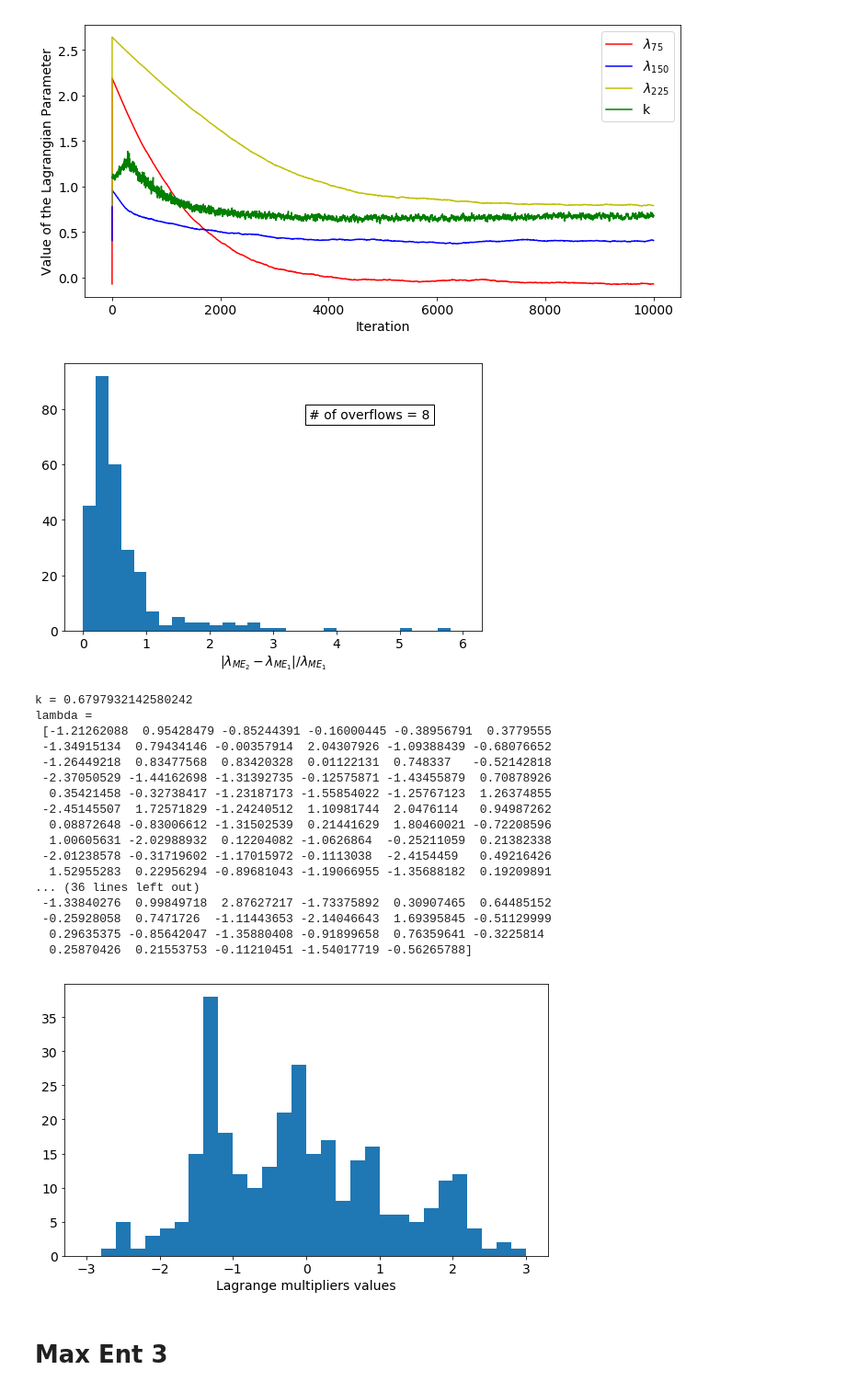
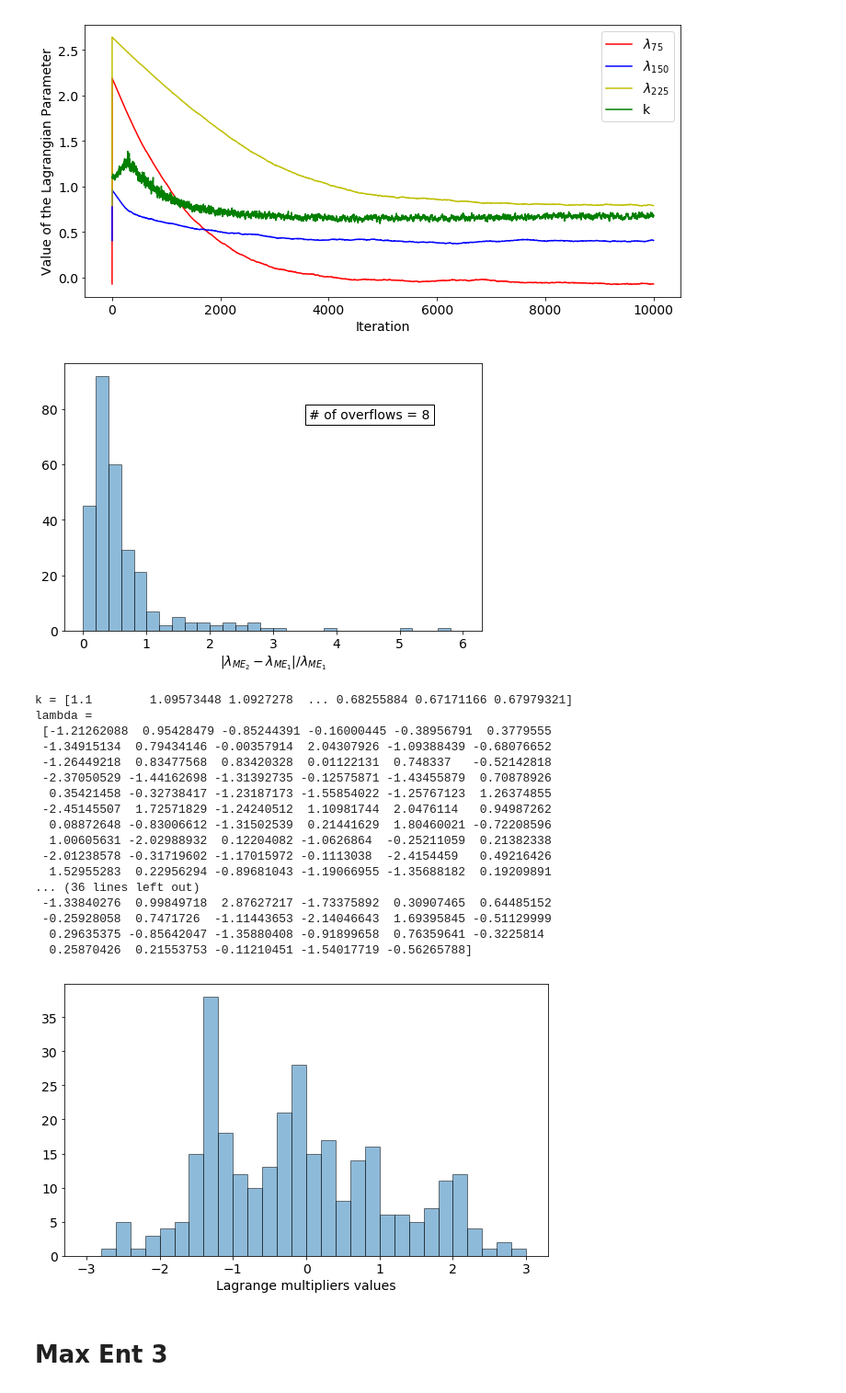
Before and after one commit to Agos95/ComplexSyst, a Jupyter notebook: 01/Exercise.ipynb, the cells around one changed output. Shown at 92% size. Cells and saved outputs as stored; diff of their text form; code cells hidden in the pictures.

```diff
--- a/01/Exercise.ipynb
+++ b/01/Exercise.ipynb
@@ -403,7 +403,7 @@ fig.savefig("./Figure/MaxEnt2_parameters_convergence.pdf")
 lambda_MaxEnt2_Ising = Lambda_list[-1].copy()
 fig, ax = plt.subplots(figsize=(7,5))
 perc_diff = abs((lambda_MaxEnt2_Ising-lambda_MaxEnt1_Ising)/lambda_MaxEnt1_Ising)
-ax.hist(perc_diff, bins=30, range=(0,6))
+ax.hist(perc_diff, bins=30, range=(0,6), histtype='bar', ec='black', alpha=.5)
 overflow = (perc_diff > 6).sum()
 ax.annotate("# of overflows = "+str(overflow), xy=(.6,.8), xycoords='figure fraction',
             bbox={"boxstyle":"square", "fc":"w"}, fontsize=14)
@@ -412,12 +412,12 @@ ax.tick_params(axis='both', which='major', labelsize=14)
 fig.tight_layout()
 fig.savefig("./Figure/MaxEnt1-2_Lambdas_diff_hist.pdf")
 # %% [output]
-[figure, old version]
+[figure, new version]
 # %%
-print("k =", k_MaxEnt2_Ising)
+print("k =", k_list)
 print("lambda =\n", lambda_MaxEnt2_Ising)
 # %% [output]
-k = 0.6797932142580242
+k = [1.1        1.09573448 1.0927278  ... 0.68255884 0.67171166 0.67979321]
 lambda =
  [-1.21262088  0.95428479 -0.85244391 -0.16000445 -0.38956791  0.3779555
  -1.34915134  0.79434146 -0.00357914  2.04307926 -1.09388439 -0.68076652
@@ -436,16 +436,16 @@ lambda =
   0.25870426  0.21553753 -0.11210451 -1.54017719 -0.56265788]
 # %%
 fig, ax = plt.subplots(figsize=(8,5))
-ax.hist(lambda_MaxEnt2_Ising, bins=30, range=(-3,3))
+ax.hist(lambda_MaxEnt2_Ising, bins=30, range=(-3,3), histtype='bar', ec='black', alpha=.5)
 overflow = (lambda_MaxEnt2_Ising > 3).sum()
 #ax.annotate("# of overflows ($\\infty$) = "+str(overflow), xy=(.6,.8), xycoords='figure fraction',
 #            bbox={"boxstyle":"square", "fc":"w"}, fontsize=14)
 ax.set_xlabel("Lagrange multipliers values", fontsize=14)
 ax.tick_params(axis='both', which='major', labelsize=14)
 fig.tight_layout()
 fig.savefig("./Figure/MaxEnt2_Lambdas_hist.pdf")
 # %% [output]
-[figure, old version]
+[figure, new version]
 # %% [markdown]
 # Max Ent 3
 # %%
```
Also changed, not shown: parts of 11 cells of this notebook.
